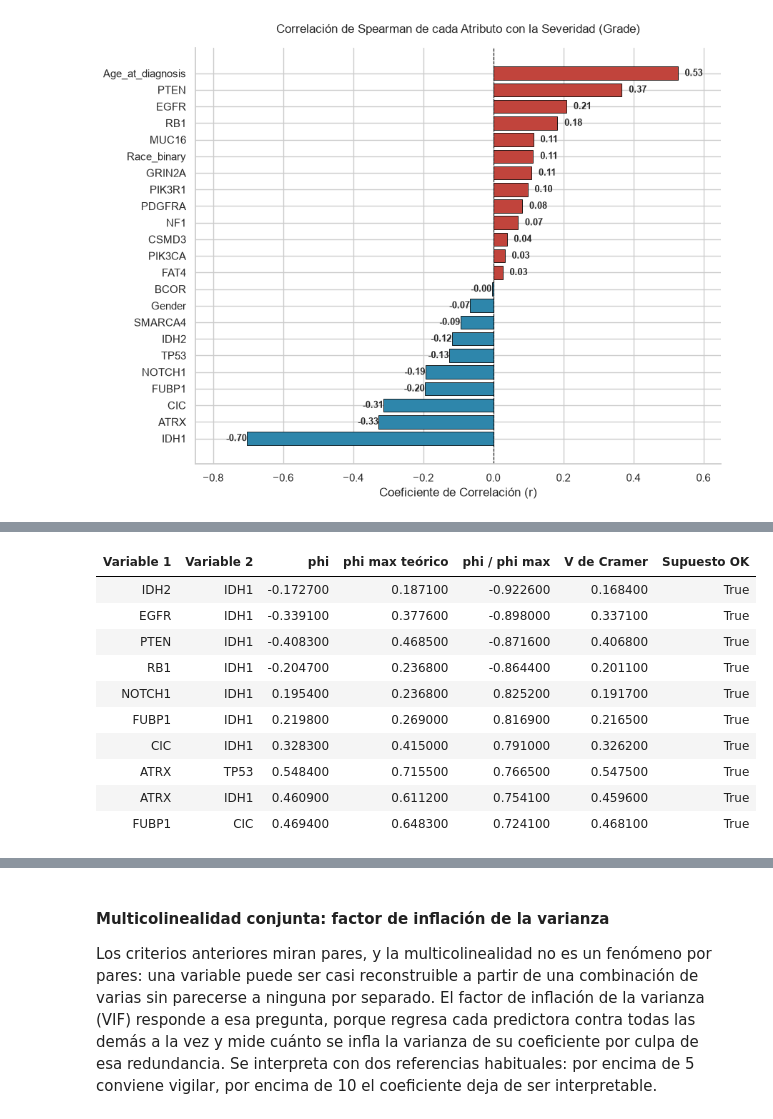
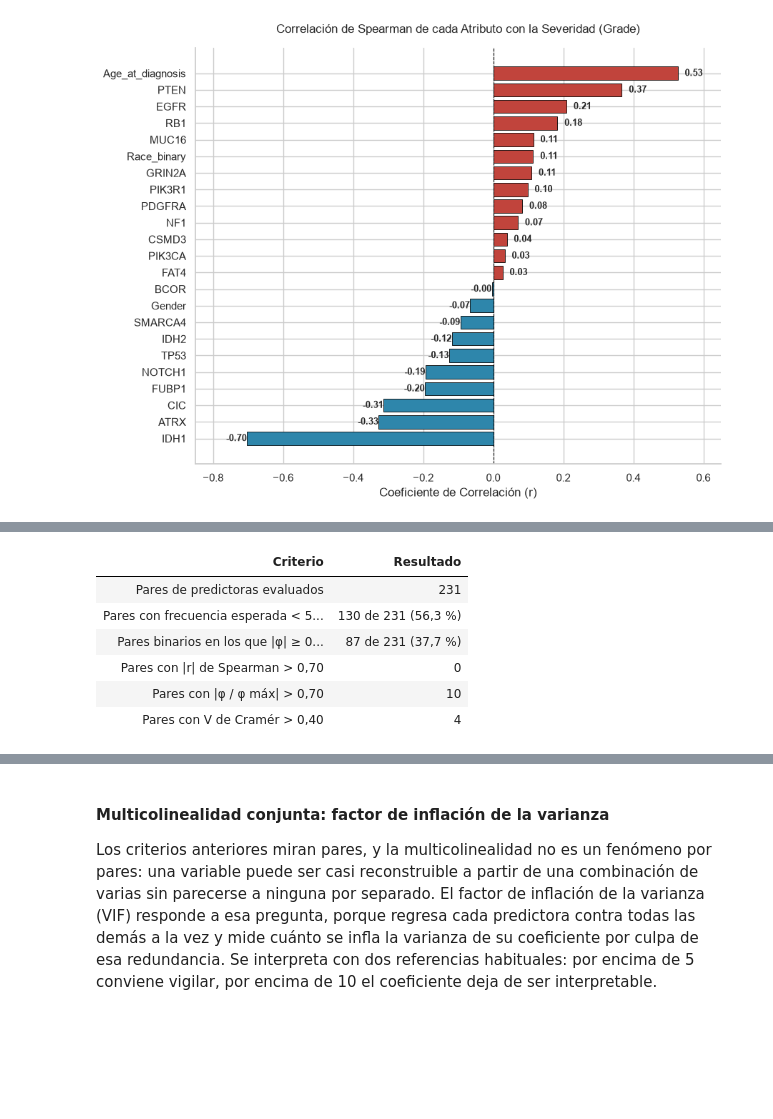
Before and after one commit to joshua2412-a/Proyecto_Viz, a Jupyter notebook: _sources/01_EDA.ipynb, the cells around one changed output, grey strips where cells are left out. Drawn from its saved outputs; the diff is of its cells as text; code cells hidden in the pictures; blank space fills up the shorter version.

```diff
--- a/_sources/01_EDA.ipynb
+++ b/_sources/01_EDA.ipynb
@@ -1986,27 +1753,13 @@ PARES DE PREDICTORES CON ALTA ASOCIACIÓN MUTUA (V > 0.40)
 UMBRAL_R = 0.70
 UMBRAL_NORM = 0.70
 
-print("DIAGNÓSTICO DE MULTICOLINEALIDAD ENTRE PREDICTORES")
-
-n_inval = (~df_pares['Supuesto OK']).sum()
-print(f"\n0) Validez de los contrastes entre predictores")
-print(f"   • Pares evaluados: {len(df_pares)}")
-print(f"   • Pares con frecuencia esperada < 5: {n_inval} "
-      f"({n_inval/len(df_pares)*100:.1f}%) → resueltos con Fisher exacto")
+n_inval = int((~df_pares['Supuesto OK']).sum())
 
 pares_binarios = df_pares.dropna(subset=['phi max teórico'])
-alcanzables = (pares_binarios['phi max teórico'] >= UMBRAL_R).sum()
+alcanzables = int((pares_binarios['phi max teórico'] >= UMBRAL_R).sum())
 total_bin = len(pares_binarios)
 
-print(f"\n1) Viabilidad del umbral |r| > {UMBRAL_R:.2f}")
-print(f"   • Pares binarios evaluados: {total_bin}")
-print(f"   • Pares que PUEDEN alcanzar |phi| ≥ {UMBRAL_R:.2f}: {alcanzables} "
-      f"({alcanzables/total_bin*100:.1f}%)")
-print(f"   • Pares donde es matemáticamente IMPOSIBLE: {total_bin - alcanzables} "
-      f"({(total_bin-alcanzables)/total_bin*100:.1f}%)")
-print("   → Por desbalance de prevalencias, un umbral absoluto sobre |r| no es")
-print("     un criterio informativo para la mayoría de los pares.")
-
+# Pares de predictoras con |r| de Spearman por encima del umbral (sin Grade)
 pares_altos = []
 columnas = spearman_corr.columns
 for i in range(len(columnas)):
@@ -2021,29 +1774,40 @@ df_predictores_red = df_redundancias[
     (df_redundancias['Variable 2'] != 'Grade')
 ]
 
-print(f"\n2) Criterio absoluto |r| > {UMBRAL_R:.2f}")
-if df_predictores_red.empty:
-    print(f"   • Ningún par supera el umbral (resultado esperable, ver punto 1).")
-else:
-    print(df_predictores_red.to_string(index=False))
-
 df_norm = df_pares.dropna(subset=['phi / phi max'])
 red_norm = (
     df_norm[df_norm['phi / phi max'].abs() > UMBRAL_NORM]
     .sort_values(by='phi / phi max', key=abs, ascending=False)
 )
 
-print(f"\n3) Criterio normalizado |phi / phi_max| > {UMBRAL_NORM:.2f}")
-print("   (corrige el techo impuesto por las prevalencias marginales)")
-if red_norm.empty:
-    print("   • No se detectaron pares con redundancia relativa alta.")
-else:
-    display(
-        red_norm[['Variable 1', 'Variable 2', 'phi', 'phi max teórico',
-                  'phi / phi max', 'V de Cramer', 'Supuesto OK']]
-        .style.hide(axis="index").apply(resaltar_supuesto, axis=1)
-    )
 
-print(f"\n4) Criterio V de Cramér > {UMBRAL_V:.2f}: "
-      f"{len(df_pares_asociados)} pares (ver celda anterior).")
+def proporcion(x, total):
+    return f"{x} de {total} ({num(100 * x / total, 1)} %)"
+
+
+diagnostico = pd.DataFrame({
+    "Criterio": [
+        "Pares de predictoras evaluados",
+        "Pares con frecuencia esperada < 5 (resueltos con Fisher exacto)",
+        f"Pares binarios en los que |φ| ≥ {num(UMBRAL_R)} es alcanzable",
+        f"Pares con |r| de Spearman > {num(UMBRAL_R)}",
+        f"Pares con |φ / φ máx| > {num(UMBRAL_NORM)}",
+        f"Pares con V de Cramér > {num(UMBRAL_V)}",
+    ],
+    "Resultado": [
+        str(len(df_pares)),
+        proporcion(n_inval, len(df_pares)),
+        proporcion(alcanzables, total_bin),
+        str(len(df_predictores_red)),
+        str(len(red_norm)),
+        str(len(df_pares_asociados)),
+    ],
+})
+
+display(tabla_resultado(diagnostico, "Diagnóstico de redundancia entre predictoras",
+                        derecha=["Resultado"], negrita=["Resultado"]))
+
+if not df_predictores_red.empty:
+    display(tabla_resultado(df_predictores_red,
+                            f"Pares de predictoras con |r| de Spearman > {num(UMBRAL_R)}"))
 # %% [output]
@@ -2068,11 +1815,7 @@ DIAGNÓSTICO DE MULTICOLINEALIDAD ENTRE PREDICTORES
-| Variable 1 | Variable 2 | phi | phi max teórico | phi / phi max | V de Cramer | Supuesto OK |
-| IDH2 | IDH1 | -0.172700 | 0.187100 | -0.922600 | 0.168400 | True |
-| EGFR | IDH1 | -0.339100 | 0.377600 | -0.898000 | 0.337100 | True |
-| PTEN | IDH1 | -0.408300 | 0.468500 | -0.871600 | 0.406800 | True |
-| RB1 | IDH1 | -0.204700 | 0.236800 | -0.864400 | 0.201100 | True |
-| NOTCH1 | IDH1 | 0.195400 | 0.236800 | 0.825200 | 0.191700 | True |
-| FUBP1 | IDH1 | 0.219800 | 0.269000 | 0.816900 | 0.216500 | True |
-| CIC | IDH1 | 0.328300 | 0.415000 | 0.791000 | 0.326200 | True |
-| ATRX | TP53 | 0.548400 | 0.715500 | 0.766500 | 0.547500 | True |
-| ATRX | IDH1 | 0.460900 | 0.611200 | 0.754100 | 0.459600 | True |
-| FUBP1 | CIC | 0.469400 | 0.648300 | 0.724100 | 0.468100 | True |
+| Criterio | Resultado |
+| Pares de predictoras evaluados | 231 |
+| Pares con frecuencia esperada < 5... | 130 de 231 (56,3 %) |
+| Pares binarios en los que |φ| ≥ 0... | 87 de 231 (37,7 %) |
+| Pares con |r| de Spearman > 0,70 | 0 |
+| Pares con |φ / φ máx| > 0,70 | 10 |
+| Pares con V de Cramér > 0,40 | 4 |
```
Also changed, not shown: parts of 39 cells of this notebook, 25 other files.
